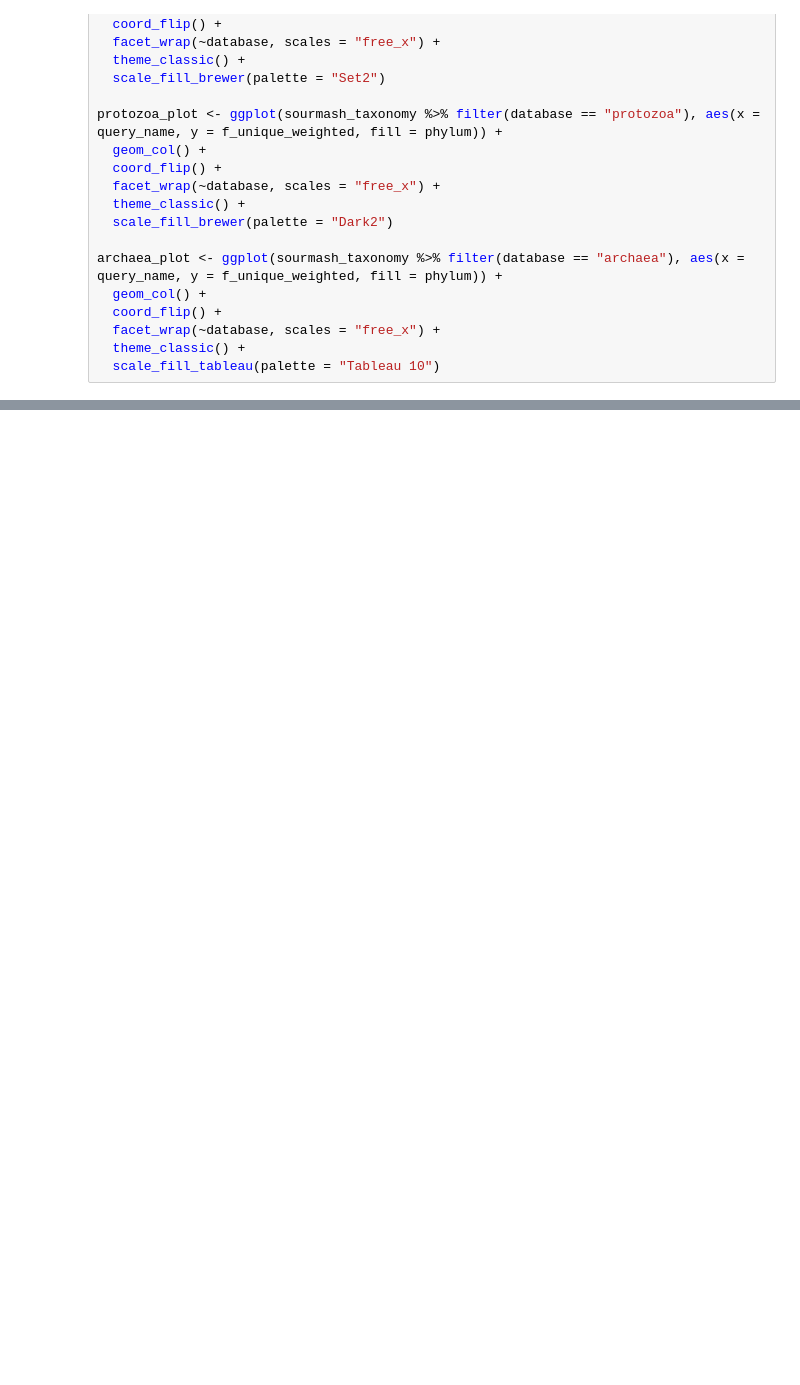
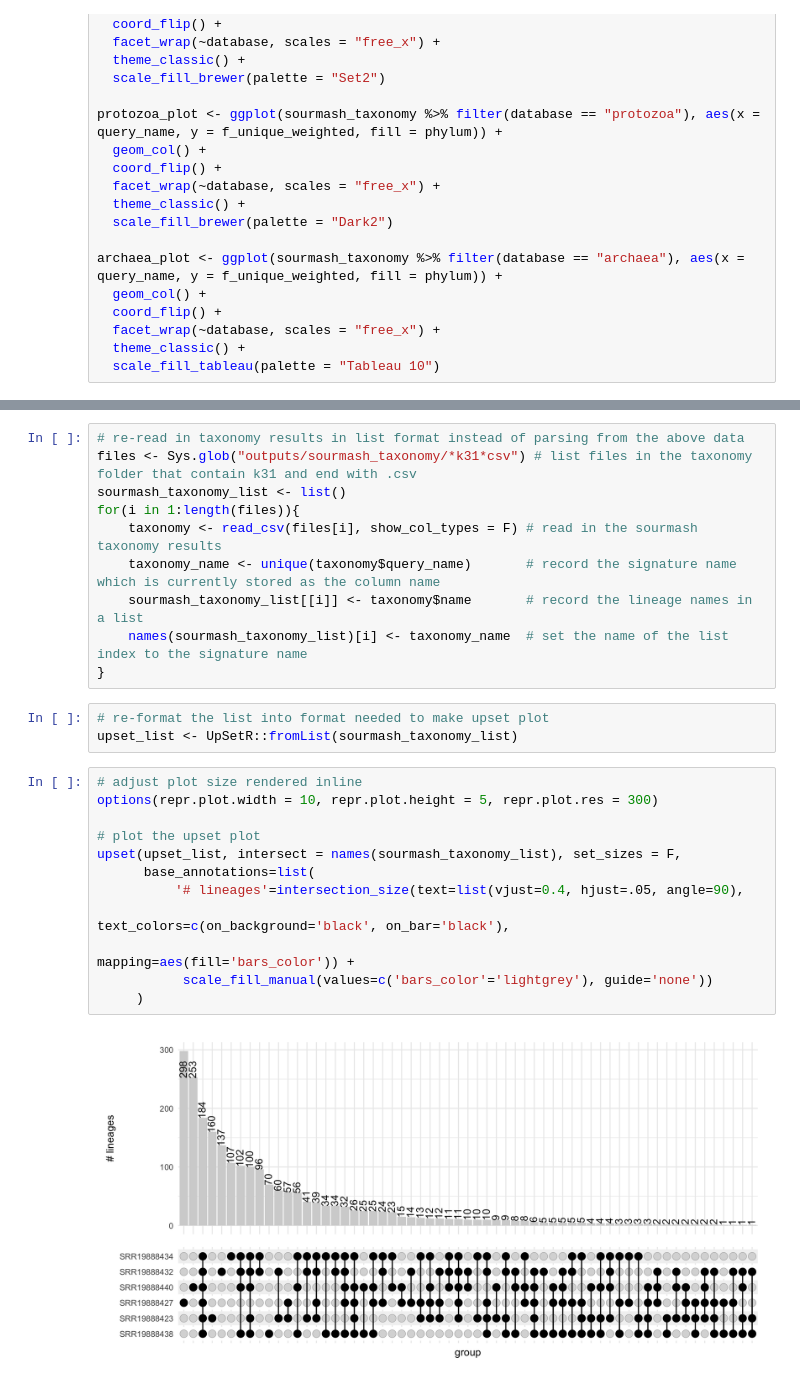
Before and after one commit to Arcadia-Science/2022-prjna853785-sourmash, a Jupyter notebook: notebooks/20220815-visualize-sourmash-taxonomy-results.ipynb, the cells around one changed output, grey strips where cells are left out. Drawn from its saved outputs; the diff is of its cells as text; blank space fills up the shorter version.

Commit message:
add lineage upset plot

```diff
--- a/notebooks/20220815-visualize-sourmash-taxonomy-results.ipynb
+++ b/notebooks/20220815-visualize-sourmash-taxonomy-results.ipynb
@@ -140,0 +149,27 @@ ggarrange(bacteria_plot,
+# %%
+# re-read in taxonomy results in list format instead of parsing from the above data
+files <- Sys.glob("outputs/sourmash_taxonomy/*k31*csv") # list files in the taxonomy folder that contain k31 and end with .csv
+sourmash_taxonomy_list <- list()
+for(i in 1:length(files)){
+    taxonomy <- read_csv(files[i], show_col_types = F) # read in the sourmash taxonomy results
+    taxonomy_name <- unique(taxonomy$query_name)       # record the signature name which is currently stored as the column name
+    sourmash_taxonomy_list[[i]] <- taxonomy$name       # record the lineage names in a list
+    names(sourmash_taxonomy_list)[i] <- taxonomy_name  # set the name of the list index to the signature name
+}
+# %%
+# re-format the list into format needed to make upset plot
+upset_list <- UpSetR::fromList(sourmash_taxonomy_list)
+# %%
+# adjust plot size rendered inline
+options(repr.plot.width = 10, repr.plot.height = 5, repr.plot.res = 300)
+
+# plot the upset plot
+upset(upset_list, intersect = names(sourmash_taxonomy_list), set_sizes = F,
+      base_annotations=list(
+          '# lineages'=intersection_size(text=list(vjust=0.4, hjust=.05, angle=90),
+                                                          text_colors=c(on_background='black', on_bar='black'),
+                                                          mapping=aes(fill='bars_color')) +
+           scale_fill_manual(values=c('bars_color'='lightgrey'), guide='none'))
+     )
+# %% [output]
+[figure, added]
```
Also changed, not shown: parts of 4 cells of this notebook.
